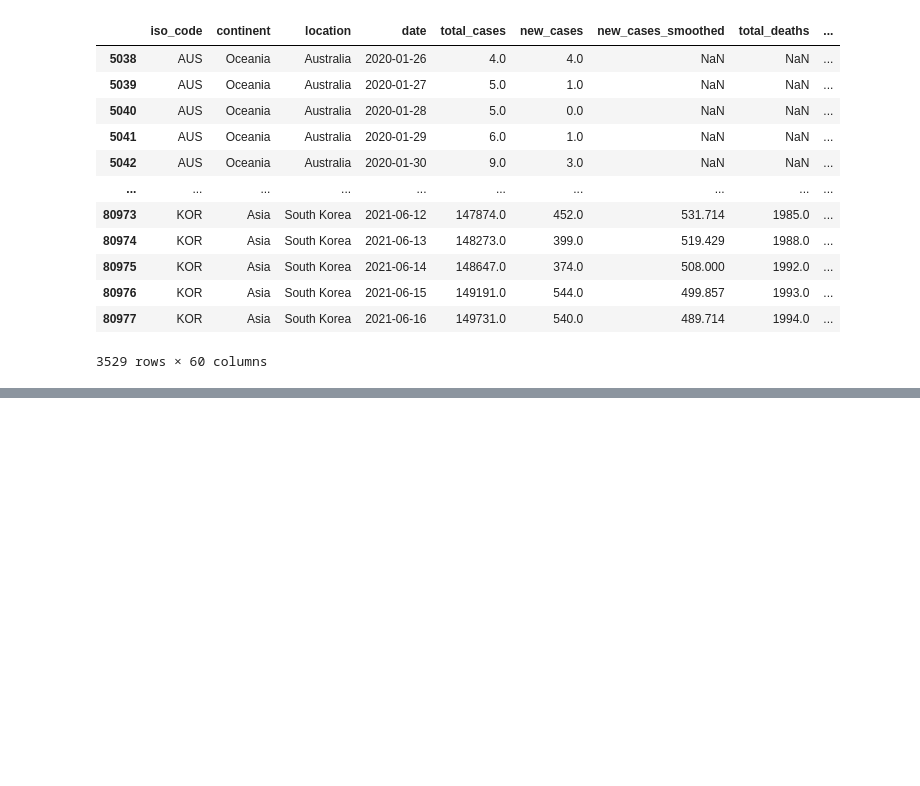
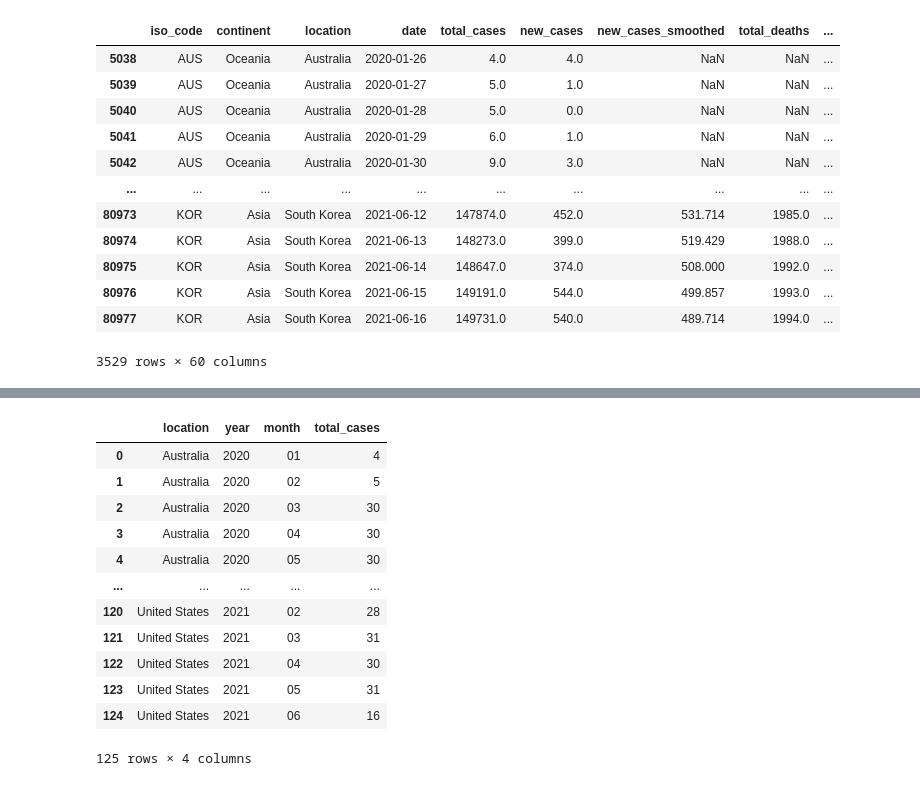
Before and after one commit to nithiyasuresh/Project-1-Covid-PolicyChangesAnalysis, a Jupyter notebook: face_mask/face-mask.ipynb, the cells around one changed output, grey strips where cells are left out. Cells and saved outputs as stored; diff of their text form; code cells hidden in the pictures; blank space fills up the shorter version.

```diff
--- a/face_mask/face-mask.ipynb
+++ b/face_mask/face-mask.ipynb
@@ -109,3 +103,20 @@ Name: location, dtype: int64
+# %%
+count_of_total_cases = count_of_total_cases.reset_index()
+count_of_total_cases
+# %% [output]
+|  | location | year | month | total_cases |
+| 0 | Australia | 2020 | 01 | 4 |
+| 1 | Australia | 2020 | 02 | 5 |
+| 2 | Australia | 2020 | 03 | 30 |
+| 3 | Australia | 2020 | 04 | 30 |
+| 4 | Australia | 2020 | 05 | 30 |
+| ... | ... | ... | ... | ... |
+| 120 | United States | 2021 | 02 | 28 |
+| 121 | United States | 2021 | 03 | 31 |
+| 122 | United States | 2021 | 04 | 30 |
+| 123 | United States | 2021 | 05 | 31 |
+| 124 | United States | 2021 | 06 | 16 |
+125 rows × 4 columns
 # %%
 face_mask_cleaned = facemask_data[['Entity', 'Code', 'Day', 'facial_coverings']]
 face_mask_cleaned
```
Also changed, not shown: parts of 17 cells of this notebook, 3 other files.
